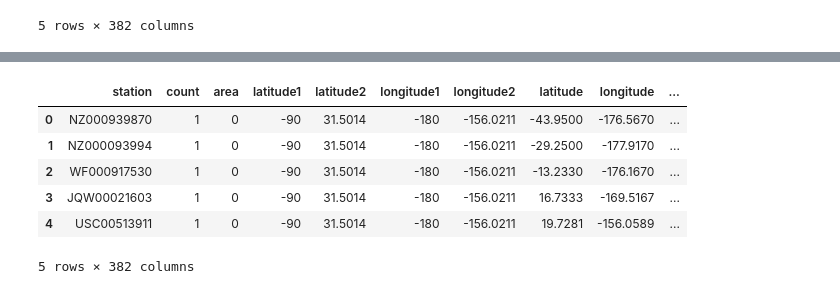
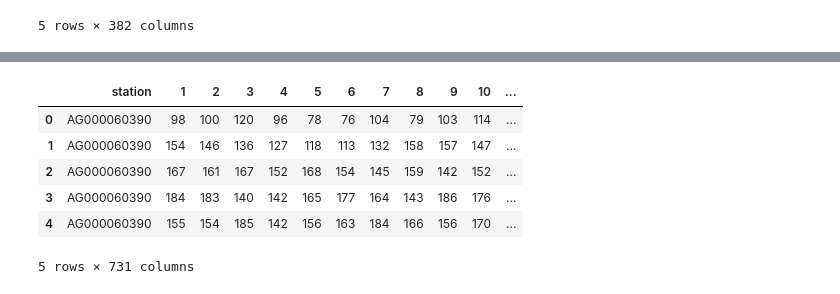
Before and after one commit to JiapengZhang/UCSD_BigData, a Jupyter notebook: notebooks/weather.mapreduce/assignment2.ipynb, the cells around one changed output, grey strips where cells are left out. Cells and saved outputs as stored; diff of their text form; code cells hidden in the pictures.

```diff
--- a/notebooks/weather.mapreduce/assignment2.ipynb
+++ b/notebooks/weather.mapreduce/assignment2.ipynb
@@ -583,3 +554,6 @@ djoin[6000:6100]
+# %%
+header=['station']+range(1,731)
+Data2 = pd.read_csv('maxmin2',header=None,names=header,sep=',')
 # %%
 mytable= pd.merge(djoin,Data2,on='station')
 print len(mytable)
@@ -596,13 +570,13 @@ mytable.head()
 # %%
 mytable.to_csv('temp',header=None)
 # %%
-mytable.head()
+Data2.head()
 # %% [output]
-|  | station | count | area | latitude1 | latitude2 | longitude1 | longitude2 | latitude | longitude | ... |
-| 0 | NZ000939870 | 1 | 0 | -90 | 31.5014 | -180 | -156.0211 | -43.9500 | -176.5670 | ... |
-| 1 | NZ000093994 | 1 | 0 | -90 | 31.5014 | -180 | -156.0211 | -29.2500 | -177.9170 | ... |
-| 2 | WF000917530 | 1 | 0 | -90 | 31.5014 | -180 | -156.0211 | -13.2330 | -176.1670 | ... |
-| 3 | JQW00021603 | 1 | 0 | -90 | 31.5014 | -180 | -156.0211 | 16.7333 | -169.5167 | ... |
-| 4 | USC00513911 | 1 | 0 | -90 | 31.5014 | -180 | -156.0211 | 19.7281 | -156.0589 | ... |
+|  | station | 1 | 2 | 3 | 4 | 5 | 6 | 7 | 8 | 9 | 10 | ... |
+| 0 | AG000060390 | 98 | 100 | 120 | 96 | 78 | 76 | 104 | 79 | 103 | 114 | ... |
+| 1 | AG000060390 | 154 | 146 | 136 | 127 | 118 | 113 | 132 | 158 | 157 | 147 | ... |
+| 2 | AG000060390 | 167 | 161 | 167 | 152 | 168 | 154 | 145 | 159 | 142 | 152 | ... |
+| 3 | AG000060390 | 184 | 183 | 140 | 142 | 165 | 177 | 164 | 143 | 186 | 176 | ... |
+| 4 | AG000060390 | 155 | 154 | 185 | 142 | 156 | 163 | 184 | 166 | 156 | 170 | ... |
-5 rows × 382 columns
+5 rows × 731 columns
 # %%
```
Also changed, not shown: parts of 28 cells of this notebook, 1 other file.
